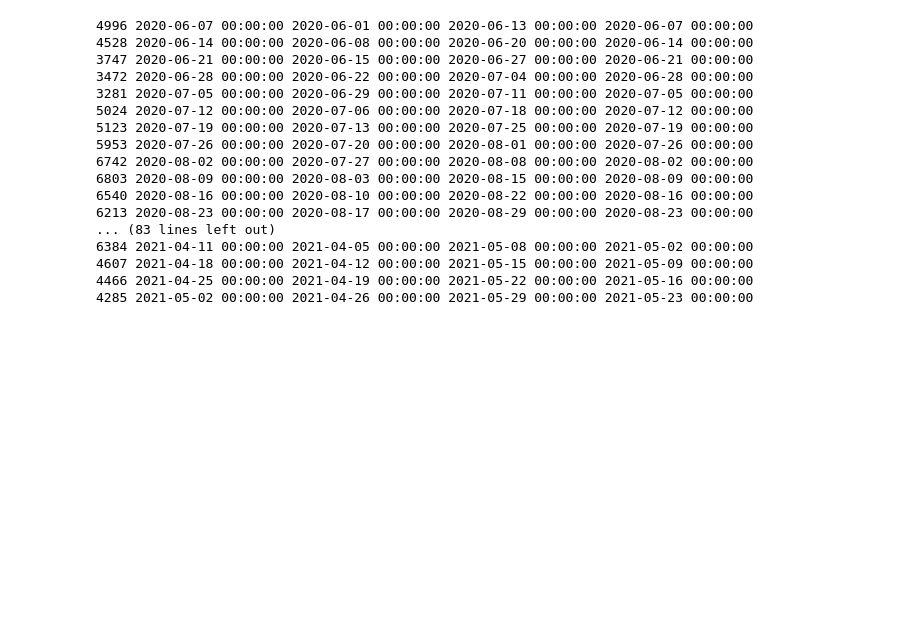
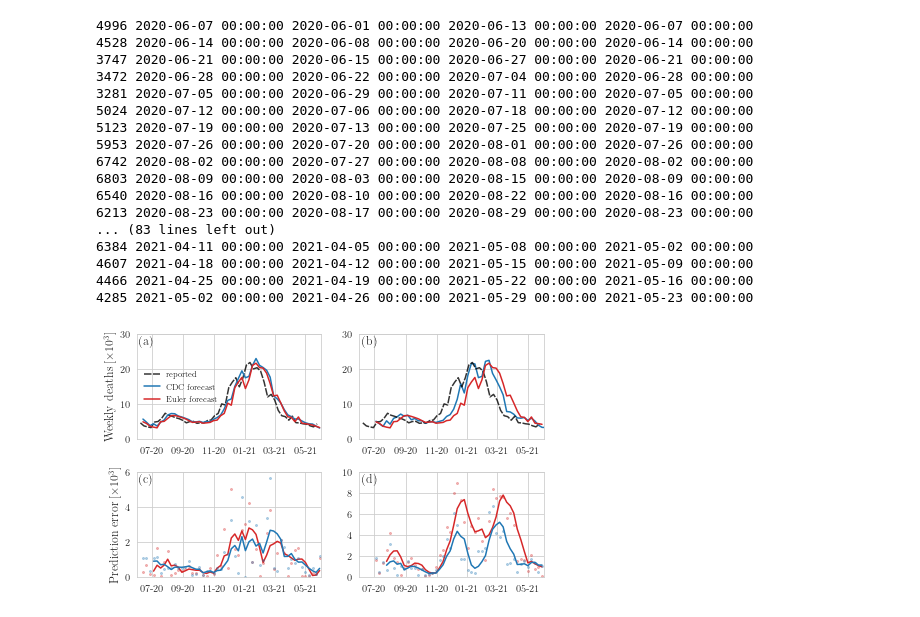
Before and after one commit to ninoaf/epidemic_cdc_forecasts, a Jupyter notebook: code/euler_cdc/plot.ipynb, the cells around one changed output. Drawn from its saved outputs; the diff is of its cells as text; code cells hidden in the pictures; blank space fills up the shorter version.

```diff
--- a/code/euler_cdc/plot.ipynb
+++ b/code/euler_cdc/plot.ipynb
@@ -164,3 +164,74 @@ euler_lagrange_1wk_error = euler_lagrange_1wk_data["error_euler"].to_numpy()
 euler_lagrange_4wk_dates = pd.to_datetime(euler_lagrange_4wk_data["target_prediction_date"]).to_numpy()
 euler_lagrange_4wk_prediction = euler_lagrange_4wk_data["euler_prediction_value"].to_numpy()
 euler_lagrange_4wk_error = euler_lagrange_4wk_data["error_euler"].to_numpy()
+# %%
+rolling_mean_1wk_euler_lagrange = euler_lagrange_1wk_data.rolling(window=4)['error_euler'].mean()
+rolling_mean_4wk_euler_lagrange = euler_lagrange_4wk_data.rolling(window=4)['error_euler'].mean()
+
+df = pd.DataFrame()
+df["error_ensemble"] = error_ensemble_1wk
+rolling_mean_1wk_CDC = df.rolling(window=4)['error_ensemble'].mean()
+df = pd.DataFrame()
+df["error_ensemble"] = error_ensemble_4wk
+rolling_mean_4wk_CDC = df.rolling(window=4)['error_ensemble'].mean()
+
+df = pd.DataFrame()
+df["error_ensemble"] = error_euler_1wk
+rolling_mean_1wk_euler = df.rolling(window=4)['error_ensemble'].mean()
+df = pd.DataFrame()
+df["error_ensemble"] = error_euler_4wk
+rolling_mean_4wk_euler = df.rolling(window=4)['error_ensemble'].mean()
+# %%
+fig, ax = plt.subplots(nrows=2,ncols=2)
+ax[0,0].text(dates_1wk[0]-datetime.timedelta(days=7), 0.9*30, r'(a)')
+ax[0,0].plot(rate_of_change_dates_1wk, rate_of_change_1wk/div, ls = (0, (5, 1)), color = 'k', linewidth = 1.5, alpha = 0.8, label = r'reported')
+#ax[0,0].fill_between(dates_1wk, data_quantile_0975_1wk/div, data_quantile_0025_1wk/div, facecolor = 'tab:blue', alpha = 0.3)
+ax[0,0].plot(dates_1wk, data_point_1wk/div, color = 'tab:blue', linewidth = 1.5, label=r"CDC forecast")
+ax[0,0].plot(euler_prediction_dates_1wk, euler_prediction_arr_1wk/div, color = "tab:red", label=r"Euler forecast")
+ax[0,0].set_xlim([datetime.date(2020, 6, 1), datetime.date(2021, 6, 1)])
+ax[0,0].tick_params(axis='x', labelrotation=0)
+ax[0,0].set_ylabel(r'Weekly deaths [$\times 10^3$]')
+ax[0,0].xaxis.set_major_formatter(DateFormatter("%m-%y"))
+ax[0,0].set_ylim(0,30)
+ax[0,0].legend(loc=6,frameon=False,fontsize=8)
+
+ax[0,1].text(dates_1wk[0]-datetime.timedelta(days=7), 0.9*30, r'(b)')
+#ax[0,1].fill_between(dates_4wk, data_quantile_0975_4wk/div, data_quantile_0025_4wk/div, facecolor = 'tab:blue', alpha = 0.3)
+ax[0,1].plot(dates_4wk, data_point_4wk/div, color = 'tab:blue', linewidth = 1.5)
+ax[0,1].plot(rate_of_change_dates_1wk, rate_of_change_1wk/div, ls = (0, (5, 1)), color = 'k', linewidth = 1.5, alpha = 0.8)
+ax[0,1].plot(euler_prediction_dates_4wk, euler_prediction_arr_4wk/div, color = "tab:red")
+ax[0,1].set_xlim([datetime.date(2020, 6, 1), datetime.date(2021, 6, 1)])
+ax[0,1].xaxis.set_major_formatter(DateFormatter("%m-%y"))
+ax[0,1].set_ylim(0,30)
+
+ax[1,0].text(dates_1wk[0]-datetime.timedelta(days=7), 0.9*6, r'(c)')
+ax[1,0].plot(euler_prediction_dates_1wk,error_euler_1wk, color = 'tab:red', linewidth = 1.5, ls = "None", marker=".", markersize=4, alpha=0.3)
+ax[1,0].plot(euler_prediction_dates_1wk,rolling_mean_1wk_euler, color = 'tab:red', linewidth = 1.5)
+#ax[1,0].plot(rate_of_change_dates_1wk,error_euler_1wk_cum, color = 'tab:red', ls = (0, (5, 1)), linewidth = 1.5)
+ax[1,0].plot(euler_prediction_dates_1wk,error_ensemble_1wk, color = 'tab:blue', linewidth = 1.5, ls = "None", marker=".", markersize=4, alpha=0.3)
+ax[1,0].plot(euler_prediction_dates_1wk,rolling_mean_1wk_CDC, color = 'tab:blue', linewidth = 1.5)
+#ax[1,0].plot(rate_of_change_dates_1wk,error_ensemble_1wk_cum, color = 'tab:blue', ls = (0, (5, 1)), linewidth = 1.5)
+ax[1,0].set_xlim([datetime.date(2020, 6, 1), datetime.date(2021, 6, 1)])
+ax[1,0].tick_params(axis='x', labelrotation=0)
+ax[1,0].xaxis.set_major_formatter(DateFormatter("%m-%y"))
+ax[1,0].set_ylabel(r'Prediction error [$\times 10^3$]')
+ax[1,0].set_ylim(0,6)
+
+ax[1,1].text(dates_1wk[0]-datetime.timedelta(days=7), 0.9*10, r'(d)')
+ax[1,1].plot(euler_prediction_dates_4wk,error_euler_4wk, color = 'tab:red', linewidth = 1.5, ls = "None", marker=".", markersize=4, alpha=0.3)
+ax[1,1].plot(euler_prediction_dates_4wk,rolling_mean_4wk_euler, color = 'tab:red', linewidth = 1.5)
+#ax[1,1].plot(rate_of_change_dates_4wk,error_euler_4wk_cum, color = 'tab:red', ls = (0, (5, 1)), linewidth = 1.5)
+ax[1,1].plot(euler_prediction_dates_4wk,error_ensemble_4wk, color = 'tab:blue', linewidth = 1.5, ls = "None", marker=".", markersize=4, alpha=0.3)
+ax[1,1].plot(euler_prediction_dates_4wk,rolling_mean_4wk_CDC, color = 'tab:blue', linewidth = 1.5)
+#ax[1,1].plot(rate_of_change_dates_4wk,error_ensemble_4wk_cum, color = 'tab:blue', ls = (0, (5, 1)), linewidth = 1.5)
+ax[1,1].set_xlim([datetime.date(2020, 6, 1), datetime.date(2021, 6, 1)])
+ax[1,1].tick_params(axis='x', labelrotation=0)
+ax[1,1].xaxis.set_major_formatter(DateFormatter("%m-%y"))
+ax[1,1].set_ylim(0,10)
+
+plt.tight_layout()
+plt.margins(0,0)
+plt.savefig("euler_cdc_comparison_2.png", dpi = 300, bbox_inches = 'tight', pad_inches = 0.05)
+plt.show()
+# %% [output]
+[figure, added]
```
Also changed, not shown: parts of 7 cells of this notebook.
